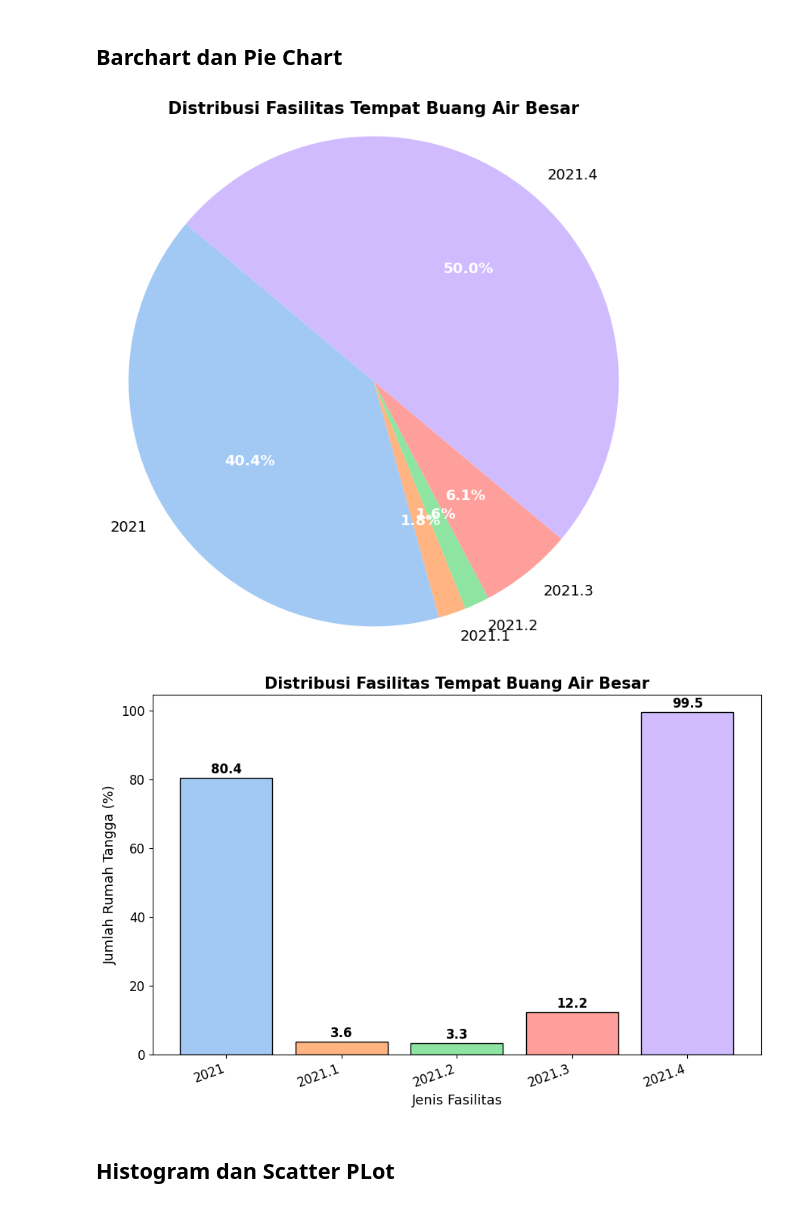
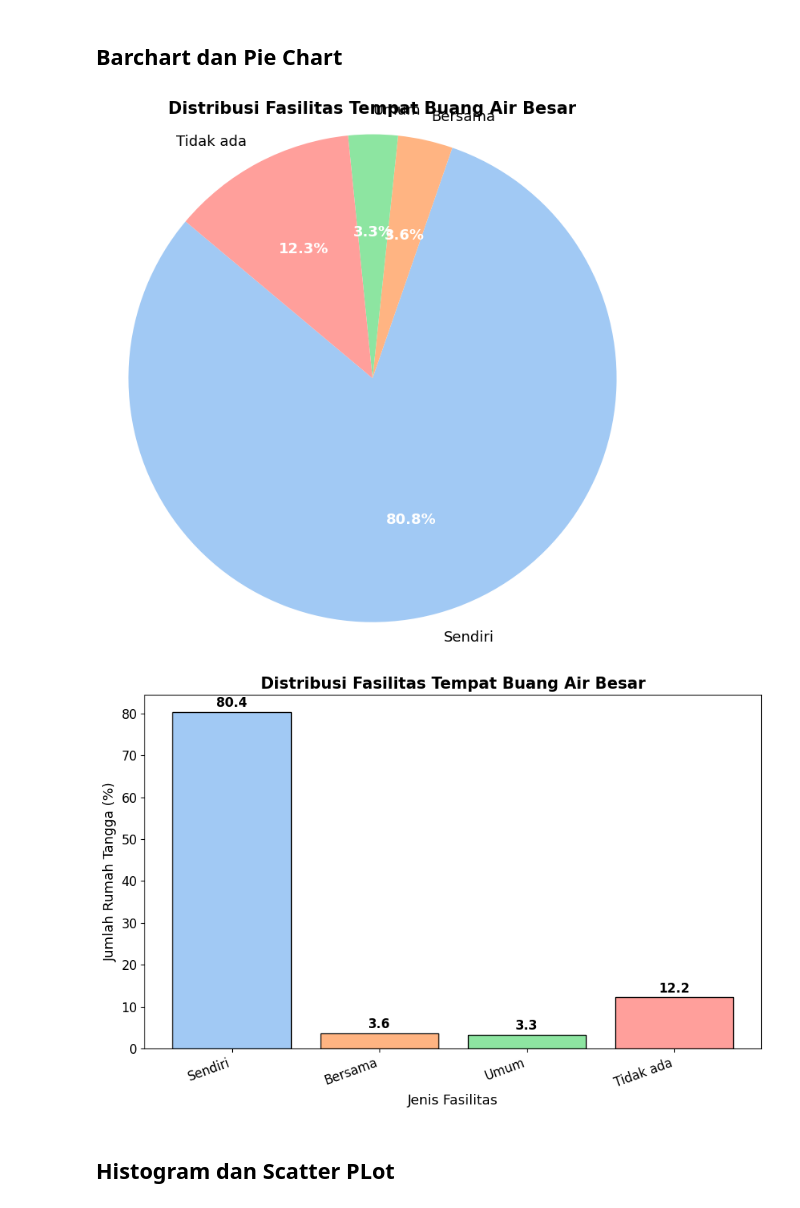
Before and after one commit to RekoNF/EDV_Tugas-and-Quiz, a Jupyter notebook: Quiz/Quiz 2.ipynb, the cells around one changed output. Drawn from its saved outputs; the diff is of its cells as text; code cells hidden in the pictures.

```diff
--- a/Quiz/Quiz 2.ipynb
+++ b/Quiz/Quiz 2.ipynb
@@ -13,10 +13,11 @@ import seaborn as sns
 import numpy as np
 
 # Load data
-data_analysis = pd.read_csv(r"C:\Users\Mareko\Downloads\Persentase Rumah Tangga Menurut Provinsi dan Fasilitas Tempat Buang Air Besar, 2021.csv", sep=",", skiprows=2, header=1)
+data_analysis = pd.read_csv(r"C:\Users\Mareko\Downloads\Persentase Rumah Tangga Menurut Provinsi dan Fasilitas Tempat Buang Air Besar, 2021.csv", sep=",", skiprows=[1,3], header=1)
 
 df = pd.DataFrame(data_analysis)
-print(df.head(11))
+df.drop(columns=['Jumlah'], inplace=True)
+print(df.head(21))
 
 # Ganti '-' dengan 0 dan konversi ke numerik jika memungkinkan
 df = df.replace("-", 0)
@@ -38,38 +44,38 @@ for col in df.columns[1:7]:
 # %% [markdown]
 ## Barchart dan Pie Chart
 # %%
-# Pilih kolom dan nilai untuk pie chart
-Labels = df.columns[1:7]
-Values = df.iloc[0, 1:7].astype(float)
+# Pilih kolom dan nilai untuk pie chart tanpa 'Jumlah'
+Labels = [col for col in df.columns[1:] if col != 'Jumlah']
+Values = df.loc[:, Labels].iloc[0].astype(float)
 
 # Pie chart yang lebih rapi
 colors = sns.color_palette('pastel')[0:len(Labels)]
 plt.figure(figsize=(7,7))
 wedges, texts, autotexts = plt.pie(Values, labels=Labels, autopct='%1.1f%%', startangle=140, colors=colors, textprops={'fontsize': 12})
 plt.setp(autotexts, size=13, weight="bold", color="white")
 plt.setp(texts, size=13)
 plt.axis('equal')
 plt.title('Distribusi Fasilitas Tempat Buang Air Besar', fontsize=15, weight='bold')
 plt.tight_layout()
 plt.show()
 
 # Bar chart yang lebih rapi dan informatif
 plt.figure(figsize=(9,6))
 bar_colors = sns.color_palette('pastel')[0:len(Labels)]
 bars = plt.bar(Labels, Values, color=bar_colors, edgecolor='black')
 plt.xlabel('Jenis Fasilitas', fontsize=13)
 plt.ylabel('Jumlah Rumah Tangga (%)', fontsize=13)
 plt.title('Distribusi Fasilitas Tempat Buang Air Besar', fontsize=15, weight='bold')
 plt.xticks(rotation=20, ha='right', fontsize=12)
 plt.yticks(fontsize=12)
 for bar in bars:
     yval = bar.get_height()
     plt.text(bar.get_x() + bar.get_width()/2, yval + 0.5, f'{yval:.1f}', ha='center', va='bottom', fontsize=12, weight='bold')
 plt.tight_layout()
 plt.show()
 # %% [output]
-[figure, old version]
+[figure, new version]
-[figure, old version]
+[figure, new version]
 # %% [markdown]
 ## Histogram dan Scatter PLot
 # %%
```
Also changed, not shown: parts of 2 cells of this notebook.
